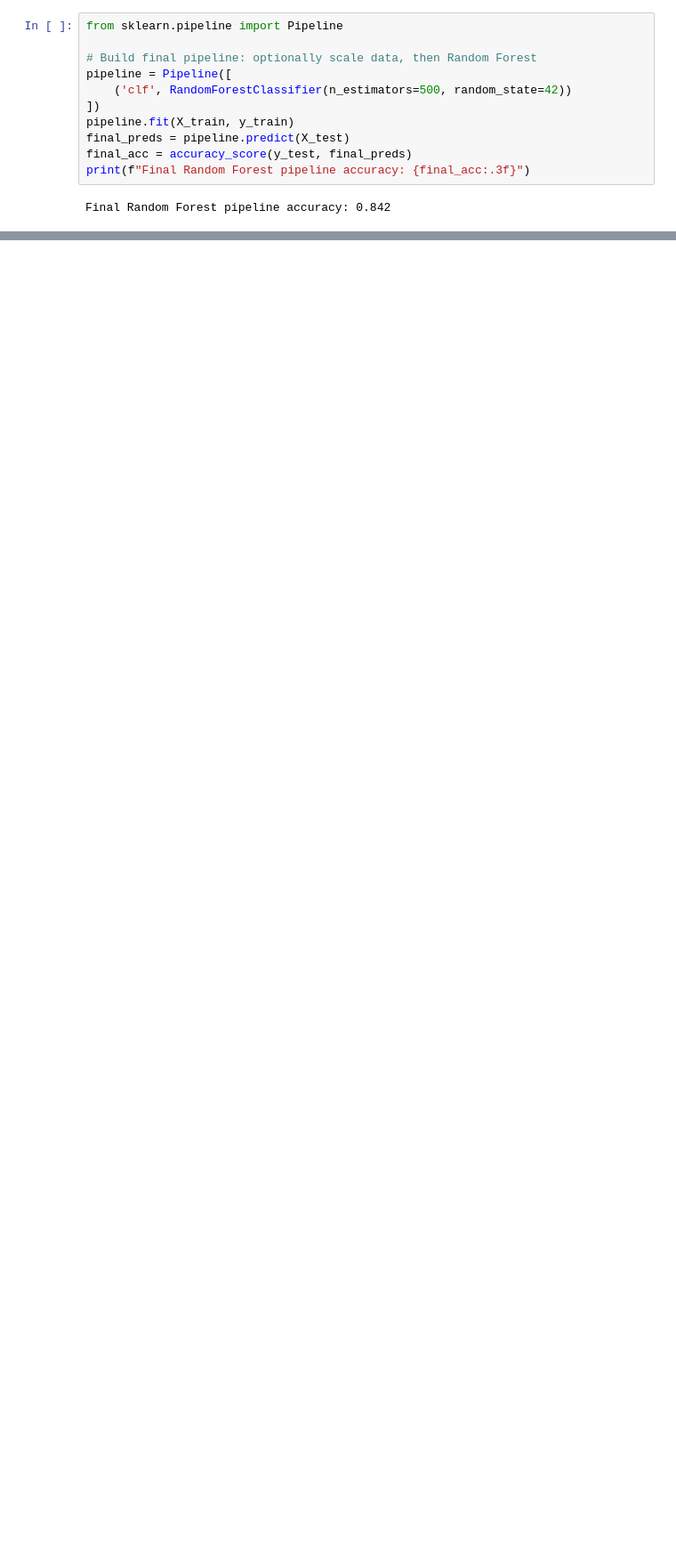
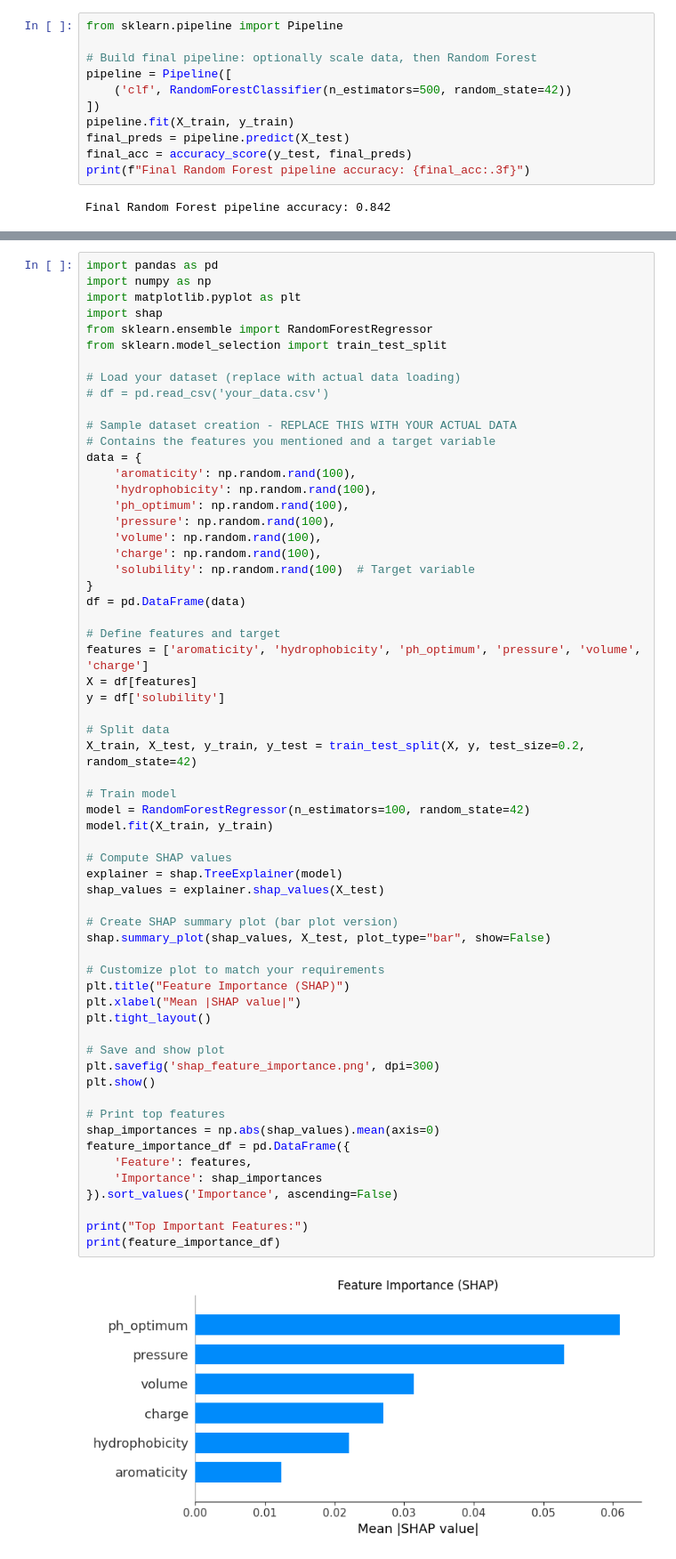
Before and after one commit to gopaltiwari04/LLPS_vs_nonLLPS, a Jupyter notebook: LLPS_vs_non_LLPS.ipynb, the cells around one changed output, grey strips where cells are left out. Shown at 89% size. Drawn from its saved outputs; the diff is of its cells as text; blank space fills up the shorter version.

```diff
--- a/LLPS_vs_non_LLPS.ipynb
+++ b/LLPS_vs_non_LLPS.ipynb
@@ -976,0 +1430,63 @@ Final Random Forest pipeline accuracy: 0.842
+# %%
+import pandas as pd
+import numpy as np
+import matplotlib.pyplot as plt
+import shap
+from sklearn.ensemble import RandomForestRegressor
+from sklearn.model_selection import train_test_split
+
+# Load your dataset (replace with actual data loading)
+# df = pd.read_csv('your_data.csv')
+
+# Sample dataset creation - REPLACE THIS WITH YOUR ACTUAL DATA
+# Contains the features you mentioned and a target variable
+data = {
+    'aromaticity': np.random.rand(100),
+    'hydrophobicity': np.random.rand(100),
+    'ph_optimum': np.random.rand(100),
+    'pressure': np.random.rand(100),
+    'volume': np.random.rand(100),
+    'charge': np.random.rand(100),
+    'solubility': np.random.rand(100)  # Target variable
+}
+df = pd.DataFrame(data)
+
+# Define features and target
+features = ['aromaticity', 'hydrophobicity', 'ph_optimum', 'pressure', 'volume', 'charge']
+X = df[features]
+y = df['solubility']
+
+# Split data
+X_train, X_test, y_train, y_test = train_test_split(X, y, test_size=0.2, random_state=42)
+
+# Train model
+model = RandomForestRegressor(n_estimators=100, random_state=42)
+model.fit(X_train, y_train)
+
+# Compute SHAP values
+explainer = shap.TreeExplainer(model)
+shap_values = explainer.shap_values(X_test)
+
+# Create SHAP summary plot (bar plot version)
+shap.summary_plot(shap_values, X_test, plot_type="bar", show=False)
+
+# Customize plot to match your requirements
+plt.title("Feature Importance (SHAP)")
+plt.xlabel("Mean |SHAP value|")
+plt.tight_layout()
+
+# Save and show plot
+plt.savefig('shap_feature_importance.png', dpi=300)
+plt.show()
+
+# Print top features
+shap_importances = np.abs(shap_values).mean(axis=0)
+feature_importance_df = pd.DataFrame({
+    'Feature': features,
+    'Importance': shap_importances
+}).sort_values('Importance', ascending=False)
+
+print("Top Important Features:")
+print(feature_importance_df)
+# %% [output]
+[figure, added]
```
Also changed, not shown: parts of 61 cells of this notebook.
